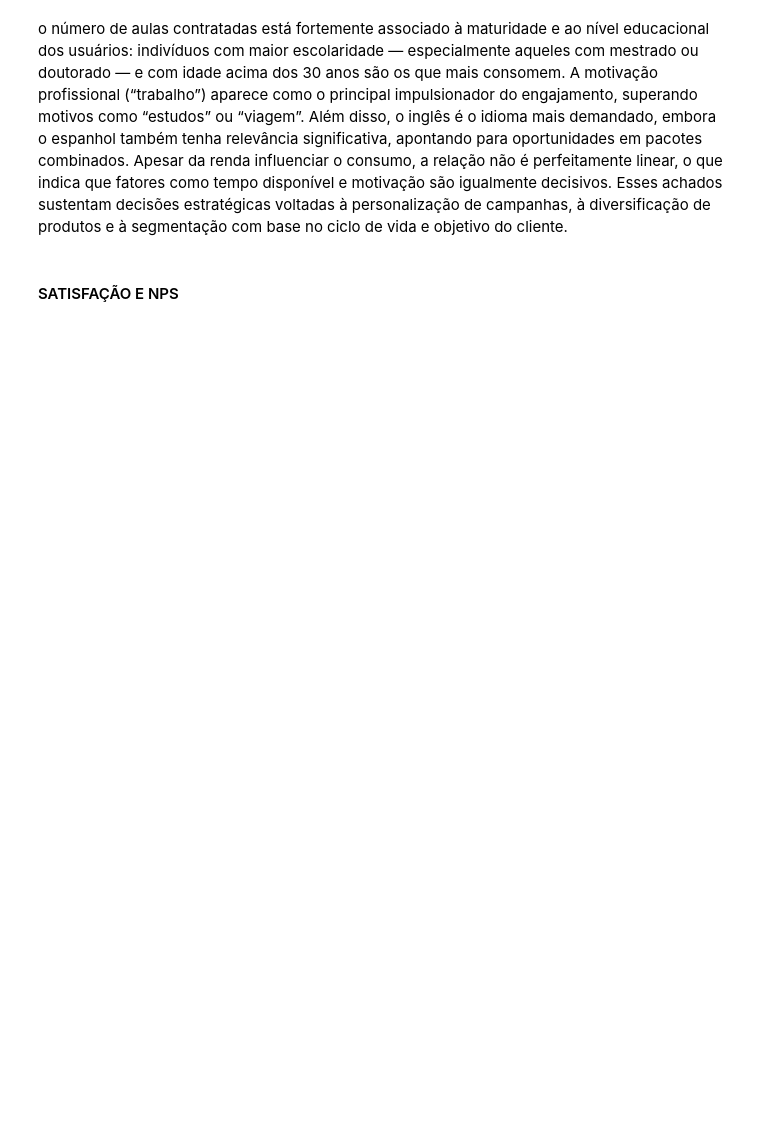
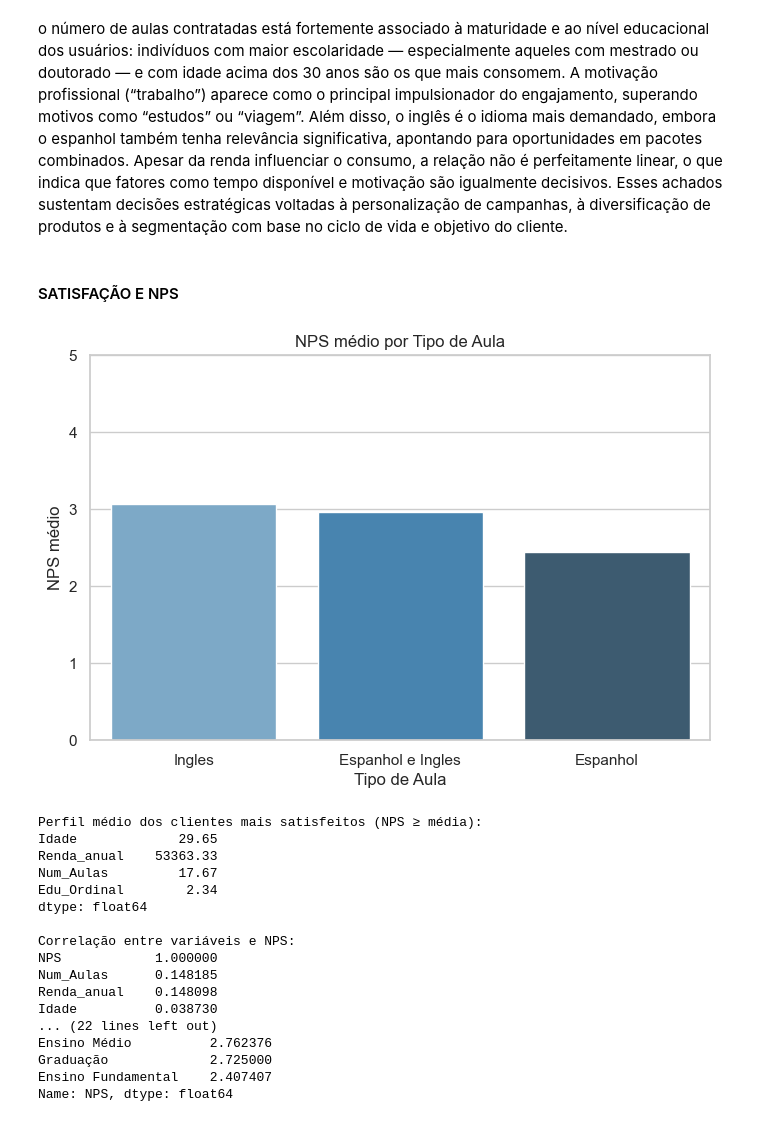
Before and after one commit to liviagcarvalho/LinguasI-Analise-Exploratoria, a Jupyter notebook: AnaliseExploratoria.ipynb, the cells around one changed output. Drawn from its saved outputs; the diff is of its cells as text; code cells hidden in the pictures; blank space fills up the shorter version.

```diff
--- a/AnaliseExploratoria.ipynb
+++ b/AnaliseExploratoria.ipynb
@@ -552,3 +552,66 @@ Name: count, dtype: int64
 o número de aulas contratadas está fortemente associado à maturidade e ao nível educacional dos usuários: indivíduos com maior escolaridade — especialmente aqueles com mestrado ou doutorado — e com idade acima dos 30 anos são os que mais consomem. A motivação profissional (“trabalho”) aparece como o principal impulsionador do engajamento, superando motivos como “estudos” ou “viagem”. Além disso, o inglês é o idioma mais demandado, embora o espanhol também tenha relevância significativa, apontando para oportunidades em pacotes combinados. Apesar da renda influenciar o consumo, a relação não é perfeitamente linear, o que indica que fatores como tempo disponível e motivação são igualmente decisivos. Esses achados sustentam decisões estratégicas voltadas à personalização de campanhas, à diversificação de produtos e à segmentação com base no ciclo de vida e objetivo do cliente.
 # %% [markdown]
 #### SATISFAÇÃO E NPS
+# %%
+
+
+# 1. Perfil dos clientes mais satisfeitos (alto NPS)
+# Considerar clientes com NPS acima da média
+nps_medio = df["NPS"].mean()
+clientes_satisfeitos = df[df["NPS"] >= nps_medio]
+
+perfil_satisfeitos = clientes_satisfeitos[[
+    "Idade", "Renda_anual", "Num_Aulas", "Edu_Ordinal"
+]].mean().round(2)
+
+# 2. Correlação entre consumo e satisfação
+correlacoes = df[["Num_Aulas", "Renda_anual", "Idade", "NPS"]].corr()["NPS"].sort_values(ascending=False)
+
+# 3. NPS por cidade, tipo de aula e perfil (educação)
+nps_por_cidade = df.groupby("Cidade")["NPS"].mean().sort_values(ascending=False)
+nps_por_aula = df.groupby("Aulas")["NPS"].mean().sort_values(ascending=False)
+nps_por_educacao = df.groupby("Education")["NPS"].mean().sort_values(ascending=False)
+
+# Visualização: NPS por tipo de aula
+plt.figure(figsize=(8, 5))
+sns.barplot(x=nps_por_aula.index, y=nps_por_aula.values, palette="Blues_d")
+plt.title("NPS médio por Tipo de Aula")
+plt.ylabel("NPS médio")
+plt.xlabel("Tipo de Aula")
+plt.ylim(0, 5)
+plt.show()
+
+# Resultados
+print("Perfil médio dos clientes mais satisfeitos (NPS ≥ média):")
+print(perfil_satisfeitos, "\n")
+
+print("Correlação entre variáveis e NPS:")
+print(correlacoes, "\n")
+
+print("NPS médio por Cidade:")
+print(nps_por_cidade, "\n")
+
+print("NPS médio por Tipo de Aula:")
+print(nps_por_aula, "\n")
+
+print("NPS médio por Nível Educacional:")
+print(nps_por_educacao, "\n")
+# %% [output]
+[figure, added]
+Perfil médio dos clientes mais satisfeitos (NPS ≥ média):
+Idade             29.65
+Renda_anual    53363.33
+Num_Aulas         17.67
+Edu_Ordinal        2.34
+dtype: float64
+
+Correlação entre variáveis e NPS:
+NPS            1.000000
+Num_Aulas      0.148185
+Renda_anual    0.148098
+Idade          0.038730
+... (22 lines left out)
+Ensino Médio          2.762376
+Graduação             2.725000
+Ensino Fundamental    2.407407
+Name: NPS, dtype: float64
```
Also changed, not shown: parts of 10 cells of this notebook.
